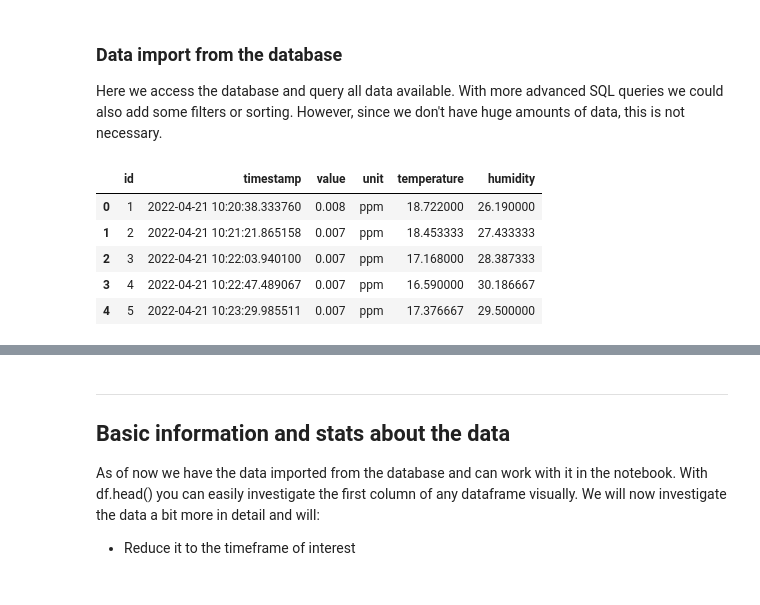
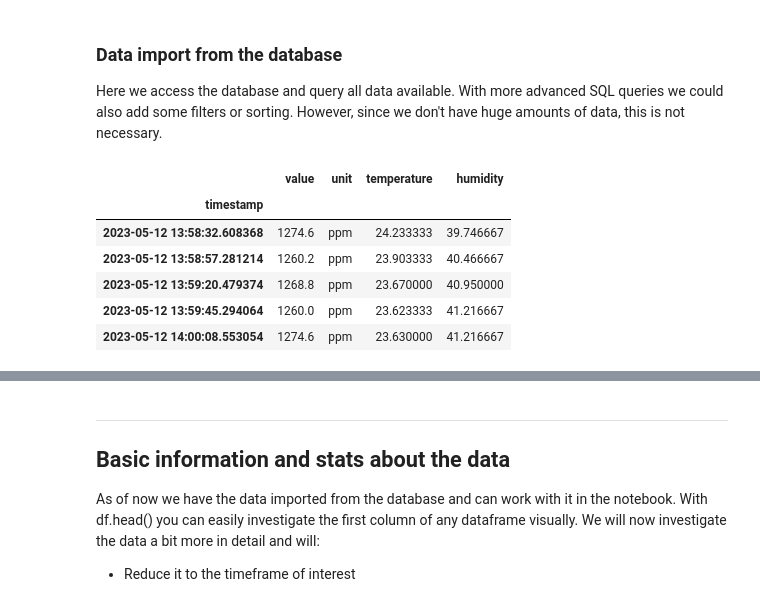
Before and after one commit to tum-esm/airquality_station, a Jupyter notebook: device_data/analysis_notebook.ipynb, the cells around one changed output, grey strips where cells are left out. Cells and saved outputs as stored; diff of their text form; code cells hidden in the pictures.

```diff
--- a/device_data/analysis_notebook.ipynb
+++ b/device_data/analysis_notebook.ipynb
@@ -27,28 +25,32 @@ Here we access the database and query all data available. With more advanced SQL
 # %%
 db_path = 'airquality.db' #path to airquality.db
 con = sqlite3.connect(db_path)
 
 # import all datapoints from each sensor
 no2 = pd.read_sql_query("SELECT * from NO2", con)
 co = pd.read_sql_query("SELECT * from CO", con)
 o3 = pd.read_sql_query("SELECT * from O3", con)
+co2 = pd.read_sql_query("SELECT * from CO2", con)
 
 # set datetime as index since it is unique in the dataset and can be used for resampling in a later step.
 no2.index = pd.to_datetime(no2['timestamp'])
 co.index = pd.to_datetime(co['timestamp'])
 o3.index = pd.to_datetime(o3['timestamp'])
+co2.index = pd.to_datetime(co2['timestamp'])
 
 # delete useless columns of the dataframe
 no2.drop(['id', 'timestamp'], axis = 1, inplace = True)
 co.drop(['id', 'timestamp'], axis = 1, inplace = True)
 o3.drop(['id', 'timestamp'], axis = 1, inplace = True)
+co2.drop(['id', 'timestamp'], axis = 1, inplace = True)
 
-no2.head()
+co2.head()
 # %% [output]
-|  | id | timestamp | value | unit | temperature | humidity |
-| 0 | 1 | 2022-04-21 10:20:38.333760 | 0.008 | ppm | 18.722000 | 26.190000 |
-| 1 | 2 | 2022-04-21 10:21:21.865158 | 0.007 | ppm | 18.453333 | 27.433333 |
-| 2 | 3 | 2022-04-21 10:22:03.940100 | 0.007 | ppm | 17.168000 | 28.387333 |
-| 3 | 4 | 2022-04-21 10:22:47.489067 | 0.007 | ppm | 16.590000 | 30.186667 |
-| 4 | 5 | 2022-04-21 10:23:29.985511 | 0.007 | ppm | 17.376667 | 29.500000 |
+|  | value | unit | temperature | humidity |
+| timestamp |  |  |  |  |
+| 2023-05-12 13:58:32.608368 | 1274.6 | ppm | 24.233333 | 39.746667 |
+| 2023-05-12 13:58:57.281214 | 1260.2 | ppm | 23.903333 | 40.466667 |
+| 2023-05-12 13:59:20.479374 | 1268.8 | ppm | 23.670000 | 40.950000 |
+| 2023-05-12 13:59:45.294064 | 1260.0 | ppm | 23.623333 | 41.216667 |
+| 2023-05-12 14:00:08.553054 | 1274.6 | ppm | 23.630000 | 41.216667 |
 # %%
```
Also changed, not shown: parts of 4 cells of this notebook, 2 other files.
